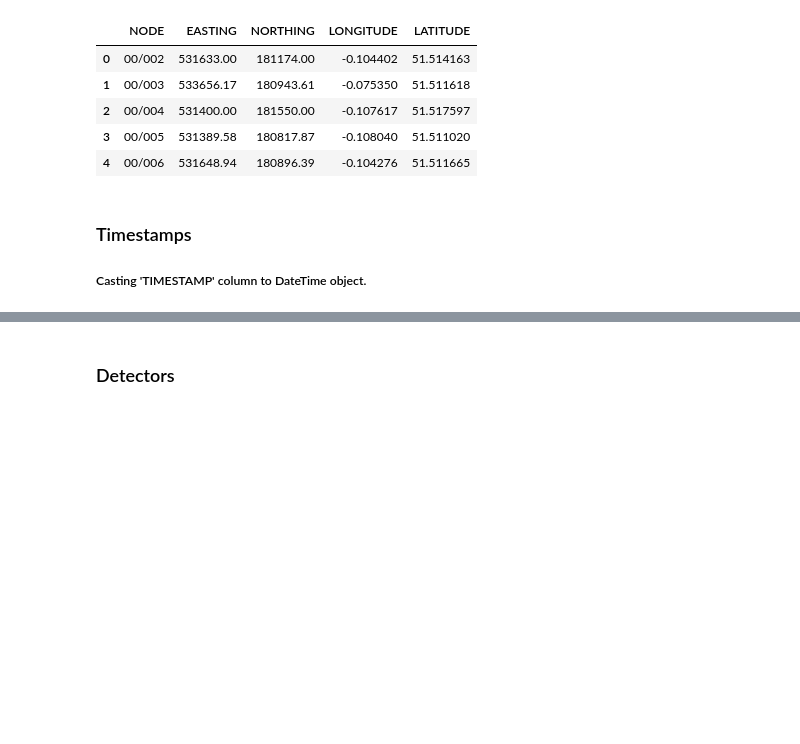
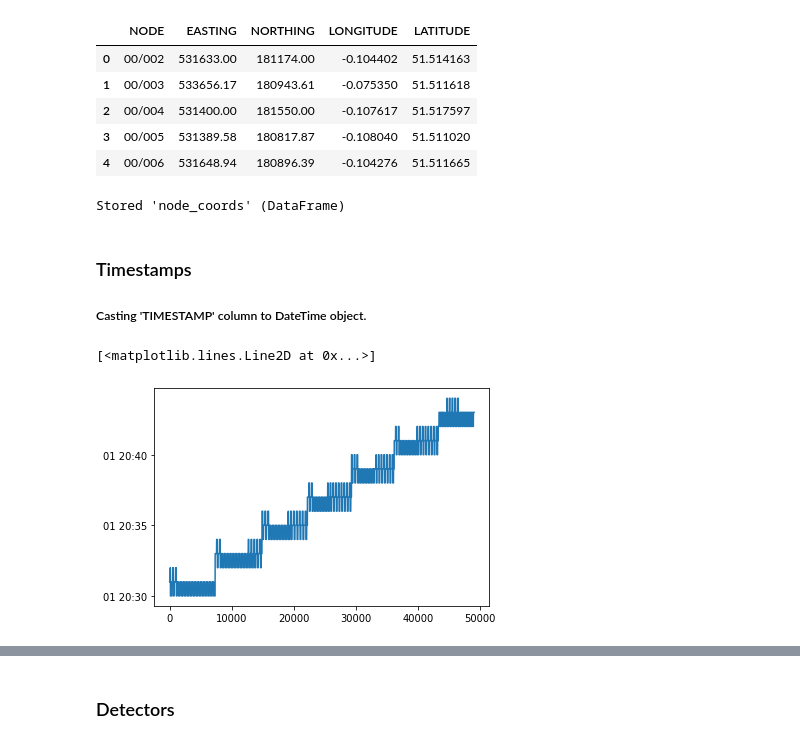
Before and after one commit to dssg/air_pollution_estimation, a Jupyter notebook: notebooks/20190611_CW_explore_TIMS.ipynb, the cells around one changed output, grey strips where cells are left out. Saved outputs shown, nothing was run; the diff lists cells and outputs as text; code cells hidden in the pictures; blank space fills up the shorter version.

```diff
--- a/notebooks/20190611_CW_explore_TIMS.ipynb
+++ b/notebooks/20190611_CW_explore_TIMS.ipynb
@@ -243,9 +257,19 @@ grid_coords.head()
 | 2 | 00/004 | 531400.00 | 181550.00 | -0.107617 | 51.517597 |
 | 3 | 00/005 | 531389.58 | 180817.87 | -0.108040 | 51.511020 |
 | 4 | 00/006 | 531648.94 | 180896.39 | -0.104276 | 51.511665 |
+# %%
+%store node_coords
+node_coords.to_csv('../data/node_coords.csv')
+# %% [output]
+Stored 'node_coords' (DataFrame)
 # %% [markdown]
 ### Timestamps
 ##### Casting 'TIMESTAMP' column to DateTime object.
 # %%
 #datetime type casting
-initial_df['TIMESTAMP'] =
+initial_df['TIMESTAMP'] = pd.to_datetimetetime(initial_df['TIMESTAMP'])
+# %%
+plt.plot(np.array(initial_df['TIMESTAMP']))
+# %% [output]
+[<matplotlib.lines.Line2D at 0x...>]
+[figure, added]
```
Also changed, not shown: parts of 11 cells of this notebook, 15 other files.
